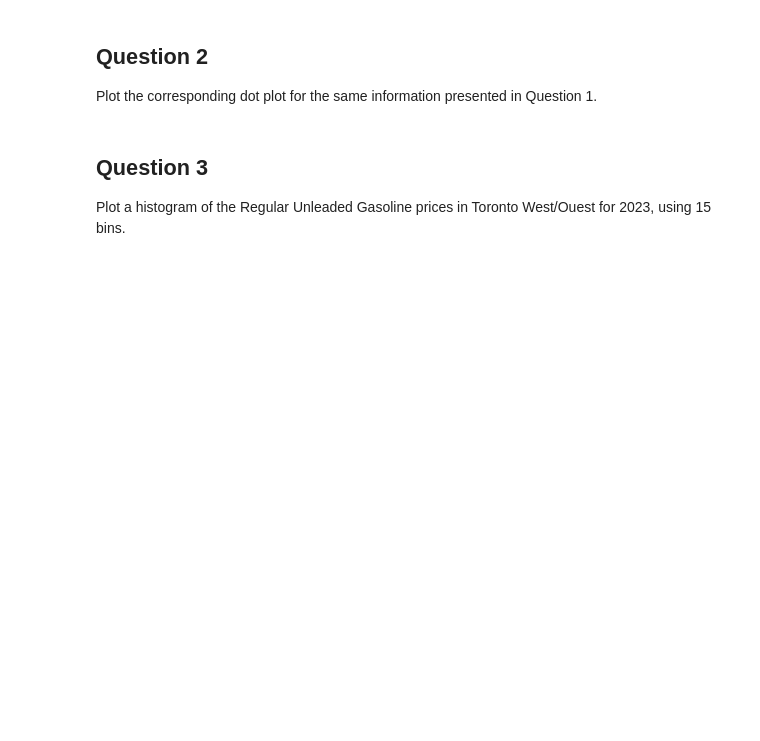
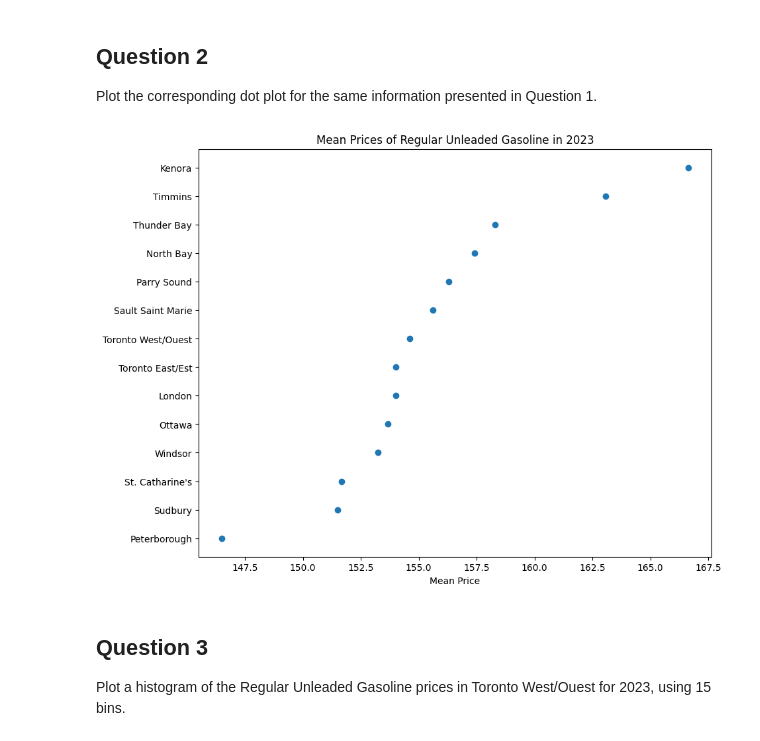
Before and after one commit to steventohme/CP321, a Jupyter notebook: Assignment 1/A1.ipynb, the cells around one changed output. Drawn from its saved outputs; the diff is of its cells as text; code cells hidden in the pictures; blank space fills up the shorter version.

```diff
--- a/Assignment 1/A1.ipynb
+++ b/Assignment 1/A1.ipynb
@@ -56,6 +56,14 @@ plt.show()
 # %% [markdown]
 ## Question 2
 Plot the corresponding dot plot for the same information presented in Question 1.
+# %%
+plt.figure(figsize=(10, 8))
+plt.plot([mean_prices[city] for city in sorted_cities], sorted_cities, 'o')
+plt.xlabel('Mean Price')
+plt.title('Mean Prices of Regular Unleaded Gasoline in 2023')
+plt.show()
+# %% [output]
+[figure, added]
 # %% [markdown]
 ## Question 3
 
```
